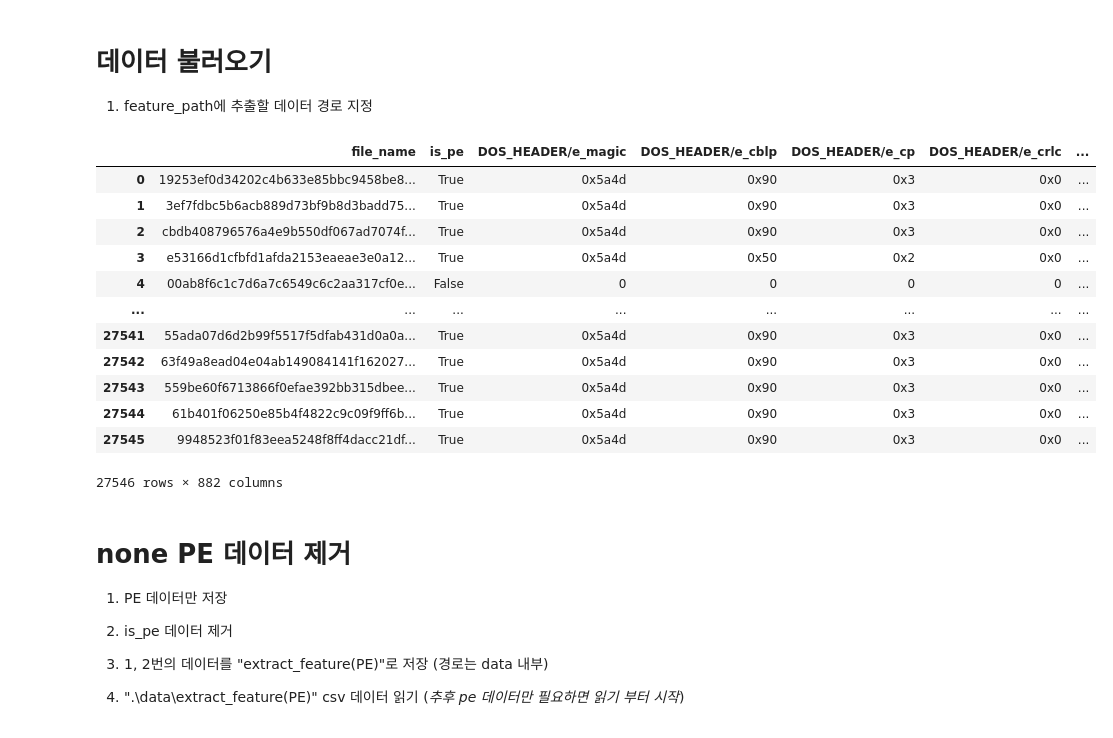
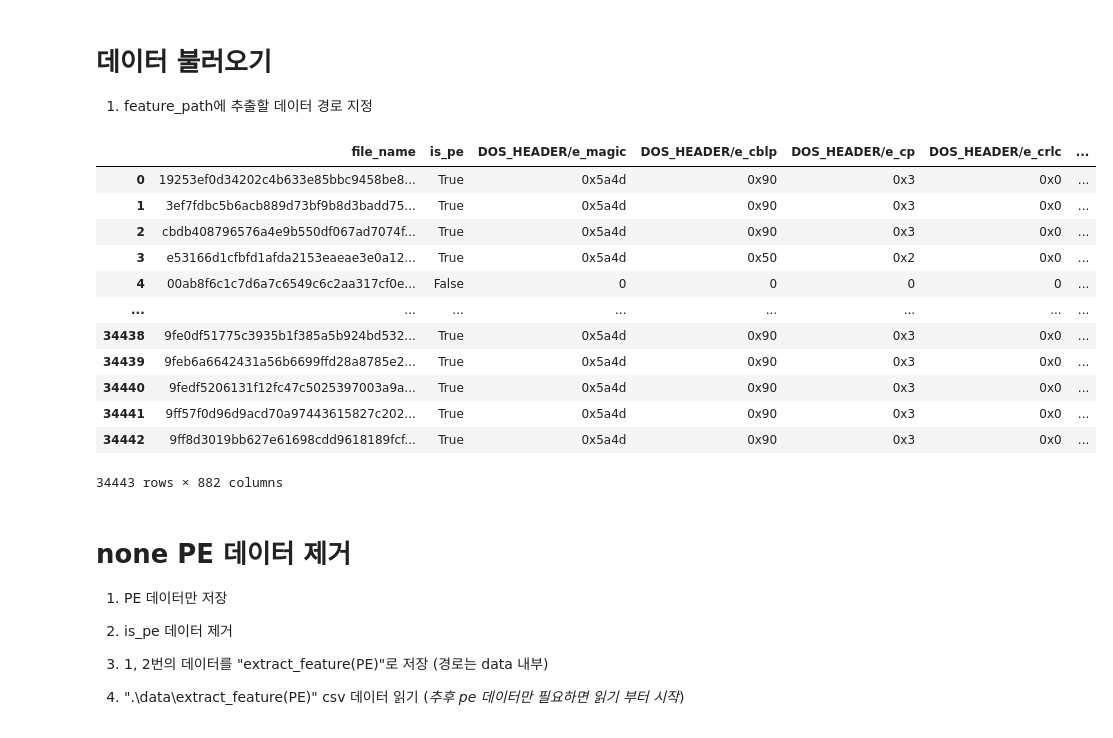
Before and after one commit to Jae-Ju-Do/AI, a Jupyter notebook: deep_learning(vscode ver).ipynb, the cells around one changed output. Cells and saved outputs as stored; diff of their text form; code cells hidden in the pictures.

```diff
--- a/deep_learning(vscode ver).ipynb
+++ b/deep_learning(vscode ver).ipynb
@@ -20,23 +20,23 @@ from keras.callbacks import EarlyStopping
 1. feature_path에 추출할 데이터 경로 지정
 # %%
 # 데이터 전처리
-extract_feature_original_path = r".\data\original_data\extract_faeture(original).csv"
+extract_feature_original_path = r".\data\original_data\extract_feature(original).csv"
 df = pd.read_csv(extract_feature_original_path)
 df
 # %% [output]
 |  | file_name | is_pe | DOS_HEADER/e_magic | DOS_HEADER/e_cblp | DOS_HEADER/e_cp | DOS_HEADER/e_crlc | ... |
 | 0 | 19253ef0d34202c4b633e85bbc9458be8... | True | 0x5a4d | 0x90 | 0x3 | 0x0 | ... |
 | 1 | 3ef7fdbc5b6acb889d73bf9b8d3badd75... | True | 0x5a4d | 0x90 | 0x3 | 0x0 | ... |
 | 2 | cbdb408796576a4e9b550df067ad7074f... | True | 0x5a4d | 0x90 | 0x3 | 0x0 | ... |
 | 3 | e53166d1cfbfd1afda2153eaeae3e0a12... | True | 0x5a4d | 0x50 | 0x2 | 0x0 | ... |
 | 4 | 00ab8f6c1c7d6a7c6549c6c2aa317cf0e... | False | 0 | 0 | 0 | 0 | ... |
 | ... | ... | ... | ... | ... | ... | ... | ... |
-| 27541 | 55ada07d6d2b99f5517f5dfab431d0a0a... | True | 0x5a4d | 0x90 | 0x3 | 0x0 | ... |
-| 27542 | 63f49a8ead04e04ab149084141f162027... | True | 0x5a4d | 0x90 | 0x3 | 0x0 | ... |
-| 27543 | 559be60f6713866f0efae392bb315dbee... | True | 0x5a4d | 0x90 | 0x3 | 0x0 | ... |
-| 27544 | 61b401f06250e85b4f4822c9c09f9ff6b... | True | 0x5a4d | 0x90 | 0x3 | 0x0 | ... |
-| 27545 | 9948523f01f83eea5248f8ff4dacc21df... | True | 0x5a4d | 0x90 | 0x3 | 0x0 | ... |
+| 34438 | 9fe0df51775c3935b1f385a5b924bd532... | True | 0x5a4d | 0x90 | 0x3 | 0x0 | ... |
+| 34439 | 9feb6a6642431a56b6699ffd28a8785e2... | True | 0x5a4d | 0x90 | 0x3 | 0x0 | ... |
+| 34440 | 9fedf5206131f12fc47c5025397003a9a... | True | 0x5a4d | 0x90 | 0x3 | 0x0 | ... |
+| 34441 | 9ff57f0d96d9acd70a97443615827c202... | True | 0x5a4d | 0x90 | 0x3 | 0x0 | ... |
+| 34442 | 9ff8d3019bb627e61698cdd9618189fcf... | True | 0x5a4d | 0x90 | 0x3 | 0x0 | ... |
-27546 rows × 882 columns
+34443 rows × 882 columns
 # %% [markdown]
 # none PE 데이터 제거
 
```
Also changed, not shown: parts of 24 cells of this notebook, 1 other file.
